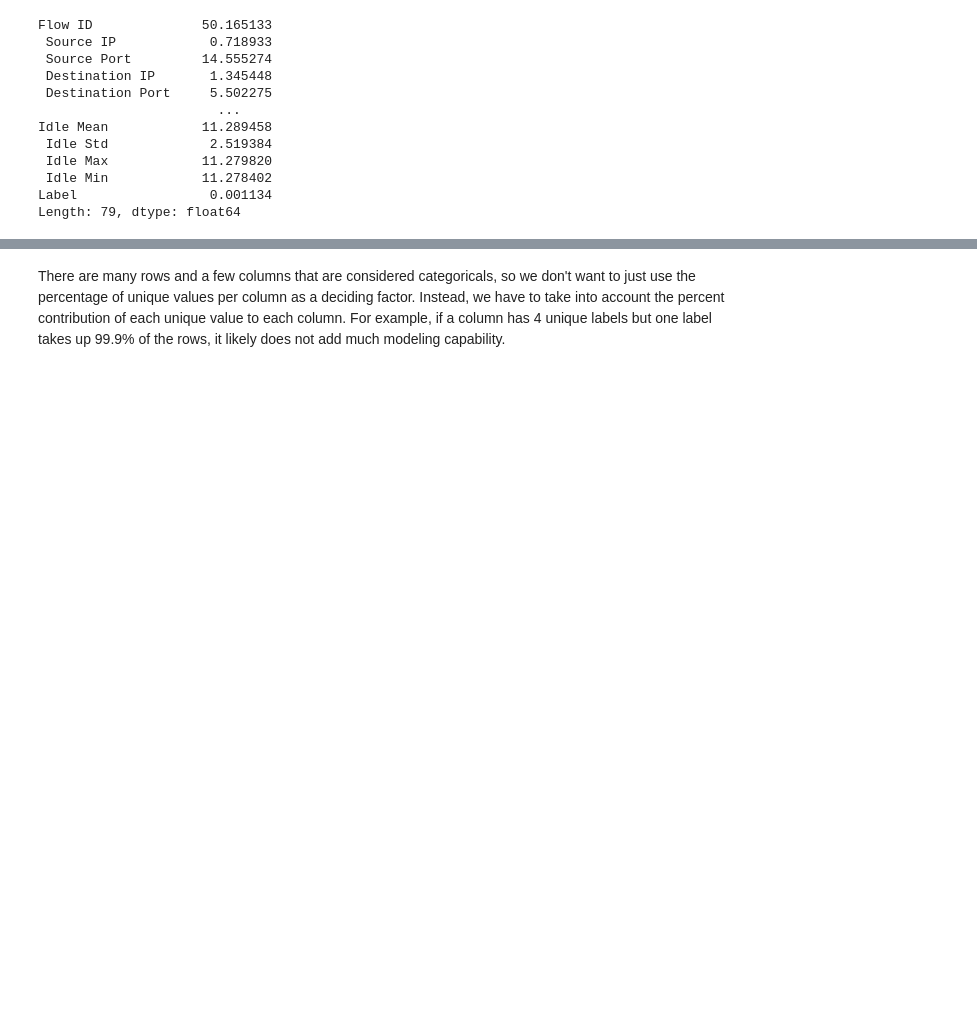
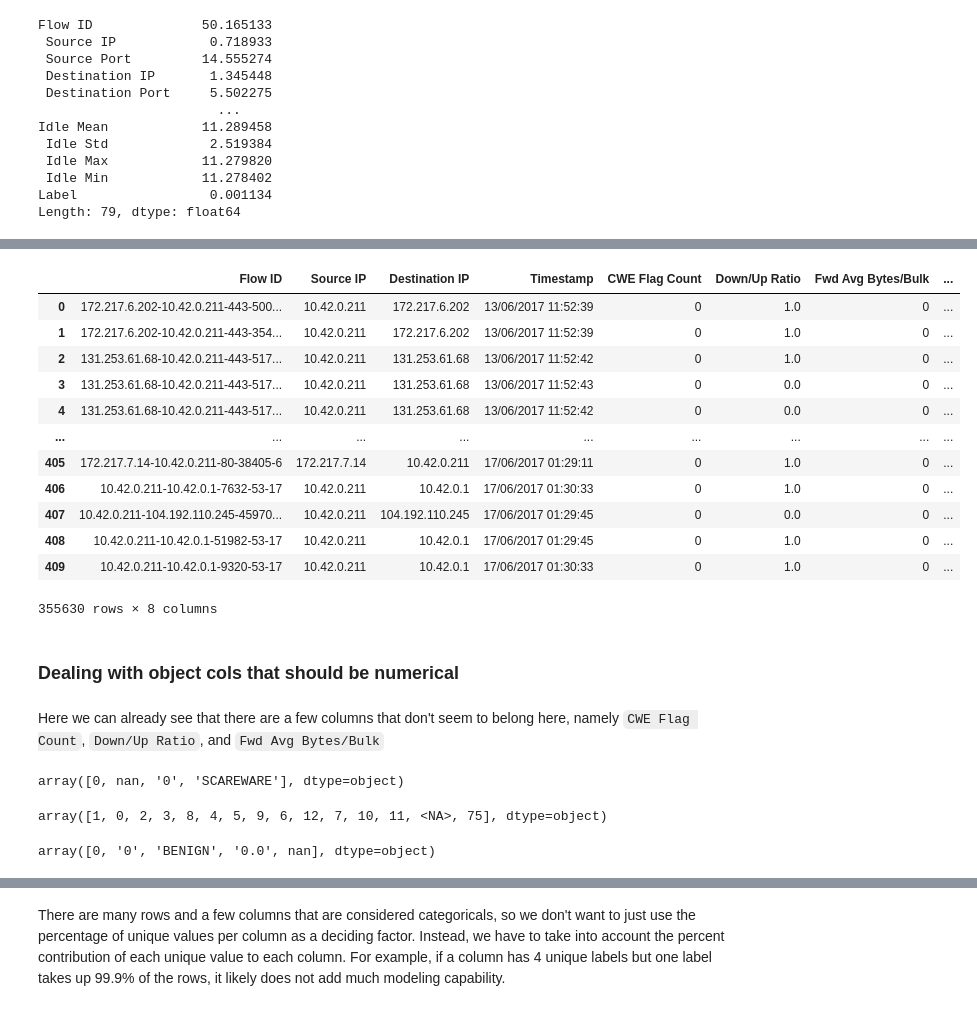
Before and after one commit to josephbajor/DSBD-Project-2, a Jupyter notebook: initial_test.ipynb, the cells around one changed output, grey strips where cells are left out. Drawn from its saved outputs; the diff is of its cells as text; code cells hidden in the pictures; blank space fills up the shorter version.

Commit message:
data cleaning

```diff
--- a/initial_test.ipynb
+++ b/initial_test.ipynb
@@ -91,0 +98,32 @@ Length: 79, dtype: float64
+# %%
+data.select_dtypes(include='object')
+# %% [output]
+|  | Flow ID | Source IP | Destination IP | Timestamp | CWE Flag Count | Down/Up Ratio | Fwd Avg Bytes/Bulk | ... |
+| 0 | 172.217.6.202-10.42.0.211-443-500... | 10.42.0.211 | 172.217.6.202 | 13/06/2017 11:52:39 | 0 | 1.0 | 0 | ... |
+| 1 | 172.217.6.202-10.42.0.211-443-354... | 10.42.0.211 | 172.217.6.202 | 13/06/2017 11:52:39 | 0 | 1.0 | 0 | ... |
+| 2 | 131.253.61.68-10.42.0.211-443-517... | 10.42.0.211 | 131.253.61.68 | 13/06/2017 11:52:42 | 0 | 1.0 | 0 | ... |
+| 3 | 131.253.61.68-10.42.0.211-443-517... | 10.42.0.211 | 131.253.61.68 | 13/06/2017 11:52:43 | 0 | 0.0 | 0 | ... |
+| 4 | 131.253.61.68-10.42.0.211-443-517... | 10.42.0.211 | 131.253.61.68 | 13/06/2017 11:52:42 | 0 | 0.0 | 0 | ... |
+| ... | ... | ... | ... | ... | ... | ... | ... | ... |
+| 405 | 172.217.7.14-10.42.0.211-80-38405-6 | 172.217.7.14 | 10.42.0.211 | 17/06/2017 01:29:11 | 0 | 1.0 | 0 | ... |
+| 406 | 10.42.0.211-10.42.0.1-7632-53-17 | 10.42.0.211 | 10.42.0.1 | 17/06/2017 01:30:33 | 0 | 1.0 | 0 | ... |
+| 407 | 10.42.0.211-104.192.110.245-45970... | 10.42.0.211 | 104.192.110.245 | 17/06/2017 01:29:45 | 0 | 0.0 | 0 | ... |
+| 408 | 10.42.0.211-10.42.0.1-51982-53-17 | 10.42.0.211 | 10.42.0.1 | 17/06/2017 01:29:45 | 0 | 1.0 | 0 | ... |
+| 409 | 10.42.0.211-10.42.0.1-9320-53-17 | 10.42.0.211 | 10.42.0.1 | 17/06/2017 01:30:33 | 0 | 1.0 | 0 | ... |
+355630 rows × 8 columns
+# %% [markdown]
+### Dealing with object cols that should be numerical
+# %% [markdown]
+Here we can already see that there are a few columns that don't seem to belong here, namely `CWE Flag Count`, `Down/Up Ratio`, and `Fwd Avg Bytes/Bulk`
+# %%
+# this column seems to encode 0 in a few different ways and also has a seperate SCAREWARE label that does not make sense in this context
+# We have no real way to clean this, so it should be dropped
+data[' CWE Flag Count'].unique()
+# %% [output]
+array([0, nan, '0', 'SCAREWARE'], dtype=object)
+# %%
+# This column seems like it should be numerically interpretable, but has a few issues with the encoding. Some intergers are strings, and there is an out of place BENIGN label again
+# This can be cleaned manually
+data[' Down/Up Ratio'].unique()
+# %% [output]
+array([1, 0, 2, 3, 8, 4, 5, 9, 6, 12, 7, 10, 11, <NA>, 75], dtype=object)
@@ -91,0 +135,6 @@ Length: 79, dtype: float64
+# %%
+# similar to CWE Flag Count, this is just varying flavors of 0/null with an out of place BENIGN lable
+# will also be dropped
+data['Fwd Avg Bytes/Bulk'].unique()
+# %% [output]
+array([0, '0', 'BENIGN', '0.0', nan], dtype=object)
```
Also changed, not shown: parts of 14 cells of this notebook.
